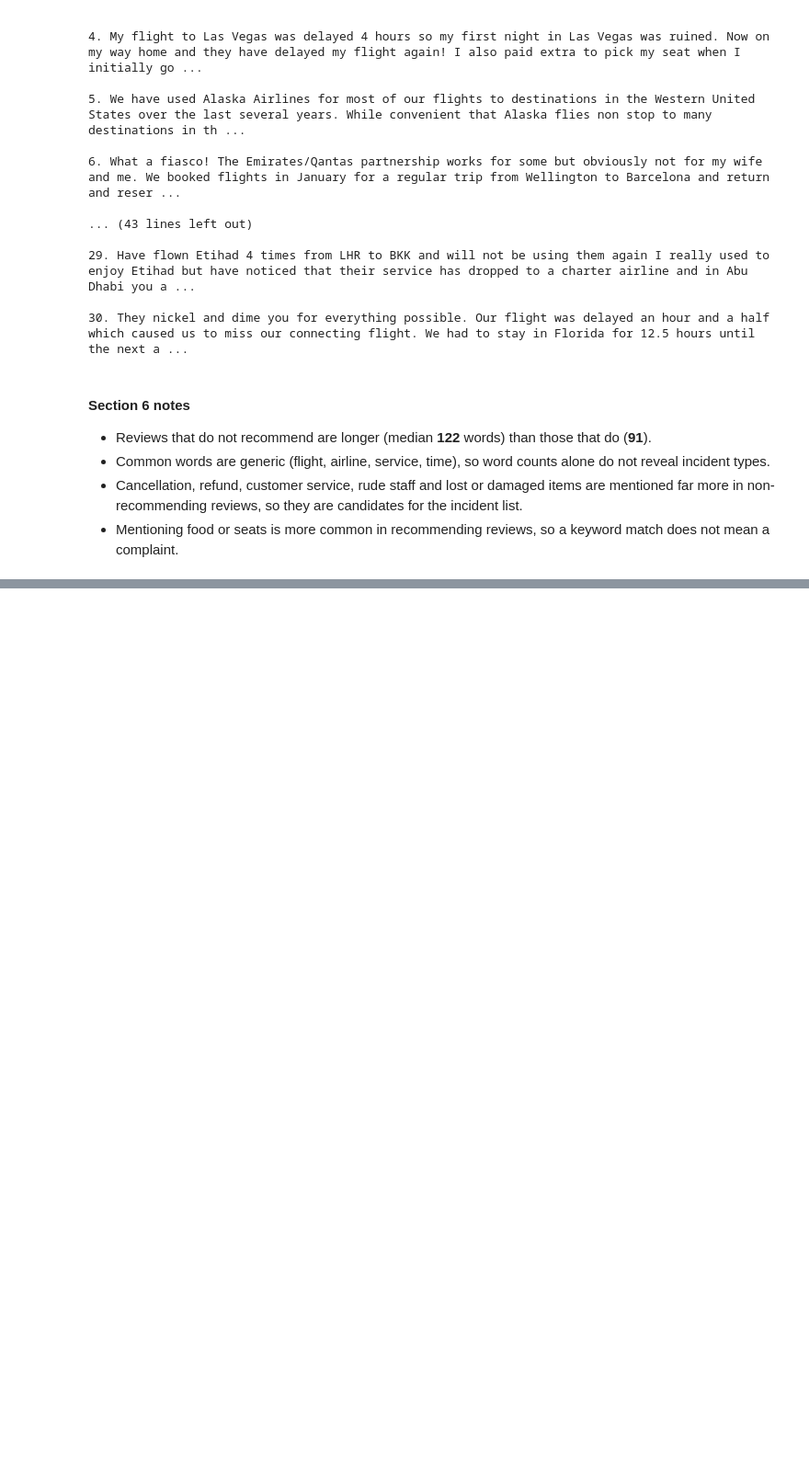
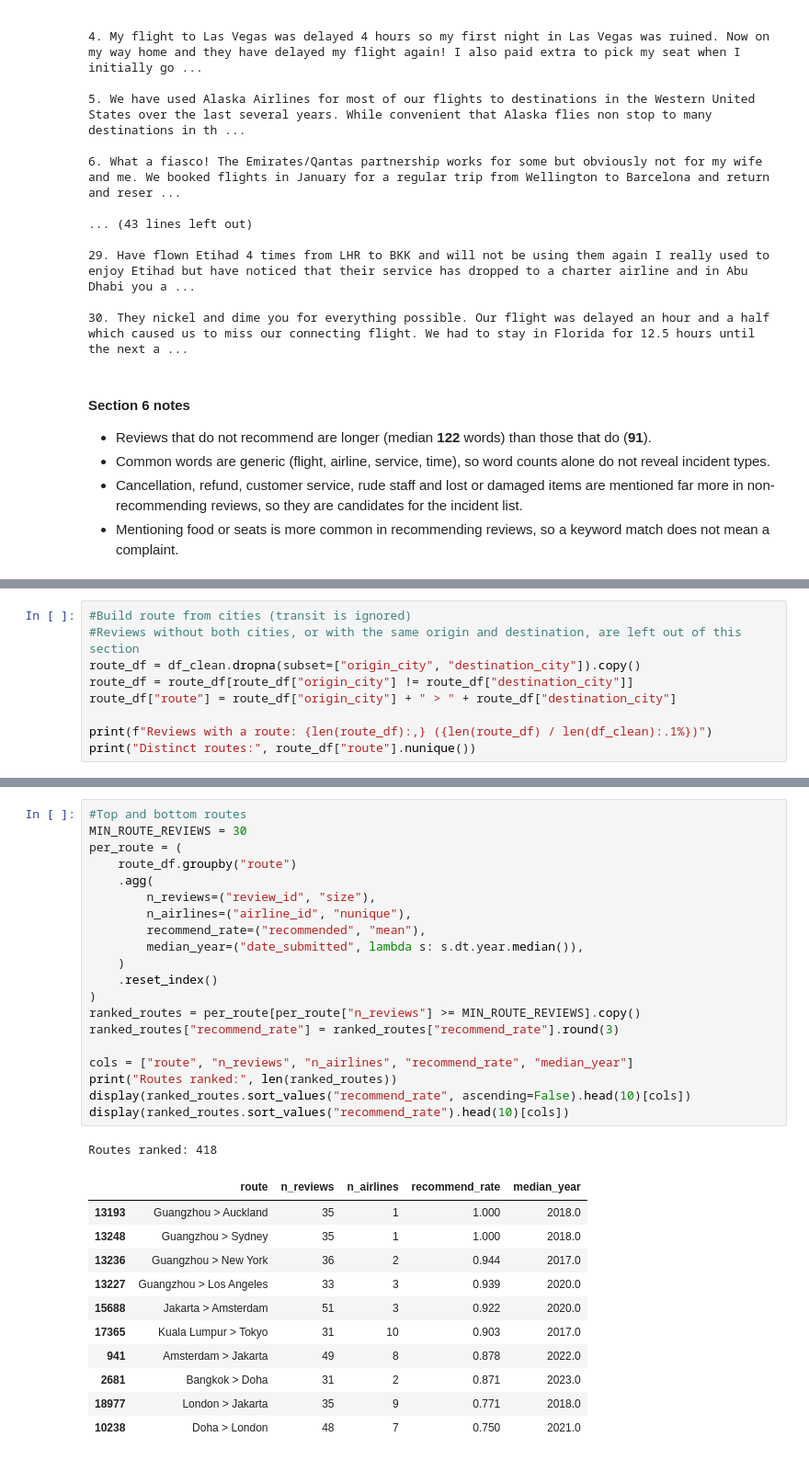
Before and after one commit to Dangcodervn/Aviation-Customer-Experience-Intelligence, a Jupyter notebook: Python/notebooks/airline_reviews_eda.ipynb, the cells around one changed output, grey strips where cells are left out. Shown at 92% size. Drawn from its saved outputs; the diff is of its cells as text; blank space fills up the shorter version.

```diff
--- a/Python/notebooks/airline_reviews_eda.ipynb
+++ b/Python/notebooks/airline_reviews_eda.ipynb
@@ -665,0 +670,9 @@ for i, text in enumerate(sample["review"], 1):
+# %%
+#Build route from cities (transit is ignored)
+#Reviews without both cities, or with the same origin and destination, are left out of this section
+route_df = df_clean.dropna(subset=["origin_city", "destination_city"]).copy()
+route_df = route_df[route_df["origin_city"] != route_df["destination_city"]]
+route_df["route"] = route_df["origin_city"] + " > " + route_df["destination_city"]
+
+print(f"Reviews with a route: {len(route_df):,} ({len(route_df) / len(df_clean):.1%})")
+print("Distinct routes:", route_df["route"].nunique())
@@ -665,0 +699,33 @@ for i, text in enumerate(sample["review"], 1):
+# %%
+#Top and bottom routes
+MIN_ROUTE_REVIEWS = 30
+per_route = (
+    route_df.groupby("route")
+    .agg(
+        n_reviews=("review_id", "size"),
+        n_airlines=("airline_id", "nunique"),
+        recommend_rate=("recommended", "mean"),
+        median_year=("date_submitted", lambda s: s.dt.year.median()),
+    )
+    .reset_index()
+)
+ranked_routes = per_route[per_route["n_reviews"] >= MIN_ROUTE_REVIEWS].copy()
+ranked_routes["recommend_rate"] = ranked_routes["recommend_rate"].round(3)
+
+cols = ["route", "n_reviews", "n_airlines", "recommend_rate", "median_year"]
+print("Routes ranked:", len(ranked_routes))
+display(ranked_routes.sort_values("recommend_rate", ascending=False).head(10)[cols])
+display(ranked_routes.sort_values("recommend_rate").head(10)[cols])
+# %% [output]
+Routes ranked: 418
+|  | route | n_reviews | n_airlines | recommend_rate | median_year |
+| 13193 | Guangzhou > Auckland | 35 | 1 | 1.000 | 2018.0 |
+| 13248 | Guangzhou > Sydney | 35 | 1 | 1.000 | 2018.0 |
+| 13236 | Guangzhou > New York | 36 | 2 | 0.944 | 2017.0 |
+| 13227 | Guangzhou > Los Angeles | 33 | 3 | 0.939 | 2020.0 |
+| 15688 | Jakarta > Amsterdam | 51 | 3 | 0.922 | 2020.0 |
+| 17365 | Kuala Lumpur > Tokyo | 31 | 10 | 0.903 | 2017.0 |
+| 941 | Amsterdam > Jakarta | 49 | 8 | 0.878 | 2022.0 |
+| 2681 | Bangkok > Doha | 31 | 2 | 0.871 | 2023.0 |
+| 18977 | London > Jakarta | 35 | 9 | 0.771 | 2018.0 |
+| 10238 | Doha > London | 48 | 7 | 0.750 | 2021.0 |
```
Also changed, not shown: parts of 22 cells of this notebook, 1 other file.
